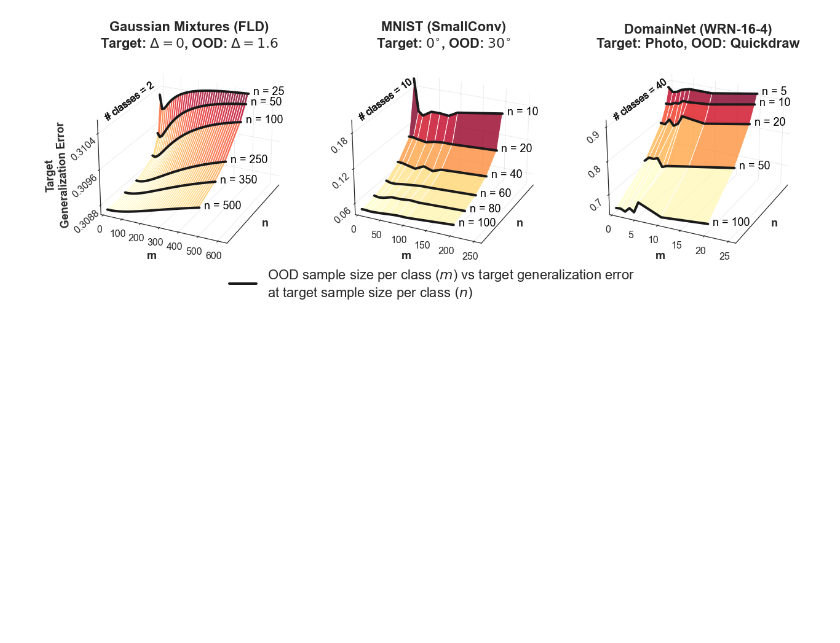
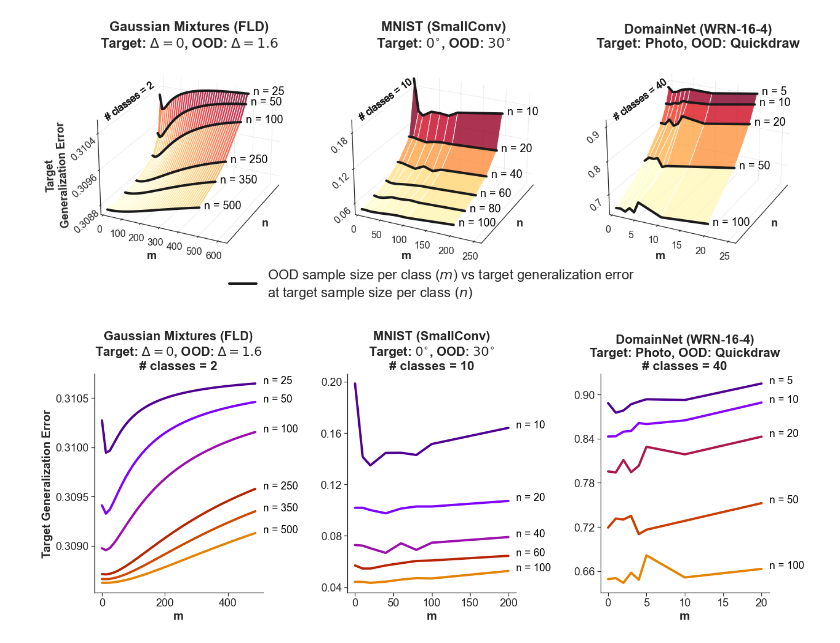
Before and after one commit to Laknath1996/value-of-ood-data, a Jupyter notebook: notebooks/4-effect-of-target-samplesize.ipynb, the cells around one changed output. Drawn from its saved outputs; the diff is of its cells as text; code cells hidden in the pictures; blank space fills up the shorter version.

```diff
--- a/notebooks/4-effect-of-target-samplesize.ipynb
+++ b/notebooks/4-effect-of-target-samplesize.ipynb
@@ -256,3 +264,40 @@ plt.show()
 [figure]
 # %%
 fig.savefig("../paper/figs/20-effect-of-target-sample-size.pdf", bbox_inches="tight")
+# %%
+fontsize = 22
+labelsize = 18
+lw = 4
+markersize=4
+
+fig, axes = plt.subplots(1, 3, figsize=(21, 7))
+sns.despine()
+c = [2, 10, 40]
+titles = ["Gaussian Mixtures (FLD)" + "\n" + r"Target: $\Delta=0$, OOD: $\Delta=1.6$" + "\n" + "# classes = {}".format(c[0]),
+          "MNIST (SmallConv)" + "\n" + r"Target: $0^{\circ}}$, OOD: $30^{\circ}$" + "\n" + "# classes = {}".format(c[1]),
+          "DomainNet (WRN-16-4)" + "\n" + r"Target: Photo, OOD: Quickdraw" + "\n" + "# classes = {}".format(c[2])]
+
+for i, result in enumerate(results):
+    X, Y, risk = result
+    cmap = [plt.cm.gnuplot(k) for k in np.linspace(0.1, 0.8, risk.shape[0])]
+    ax = axes[i]
+    for j in range(risk.shape[0]):
+        if i == 1 and j == 4:
+            continue
+        n = X[0,j]*np.ones(len(Y[:, j]))
+        m = Y[:, j]
+        r = risk[j]
+        ax.plot(m, r, c=cmap[j], lw=lw)
+        ax.text(m[-1]+0.05*m[-1], r[-1], "n = {}".format(int(n[-1])), color='black', fontsize=labelsize)
+    ax.set_xlabel("m", fontsize=labelsize+2, fontweight='bold')
+    if i == 0:
+        ax.set_ylabel("Target Generalization Error", fontsize=labelsize+2, fontweight='bold')
+    ax.set_title(titles[i], fontsize=fontsize, fontweight='bold')
+    ax.yaxis.set_major_locator(MaxNLocator(5))
+    ax.tick_params(labelsize=labelsize+1)
+    ax.grid(False)
+plt.subplots_adjust(wspace=0.5)
+
+plt.show()
+# %% [output]
+[figure, added]
```
Also changed, not shown: parts of 2 cells of this notebook.
